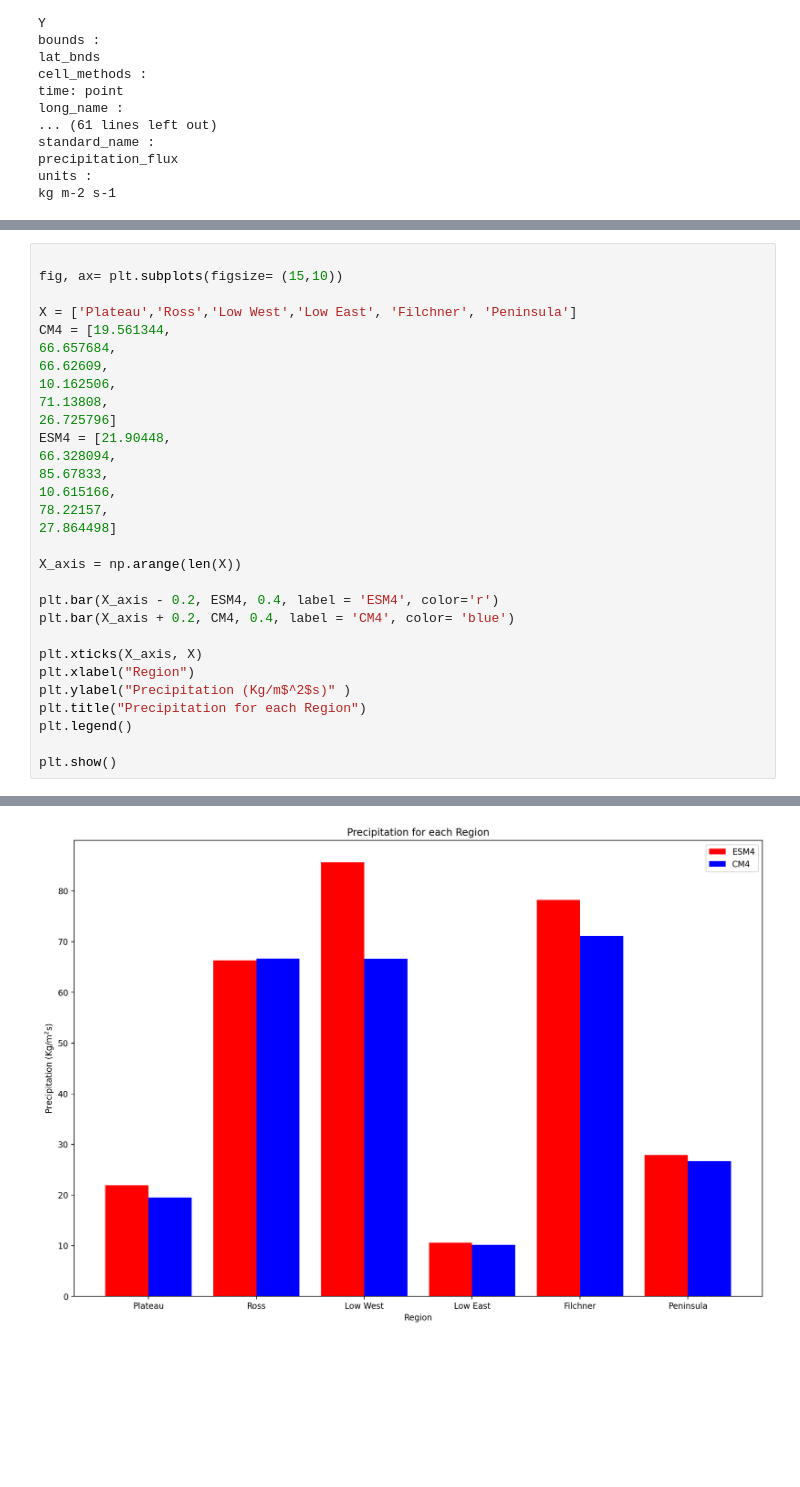
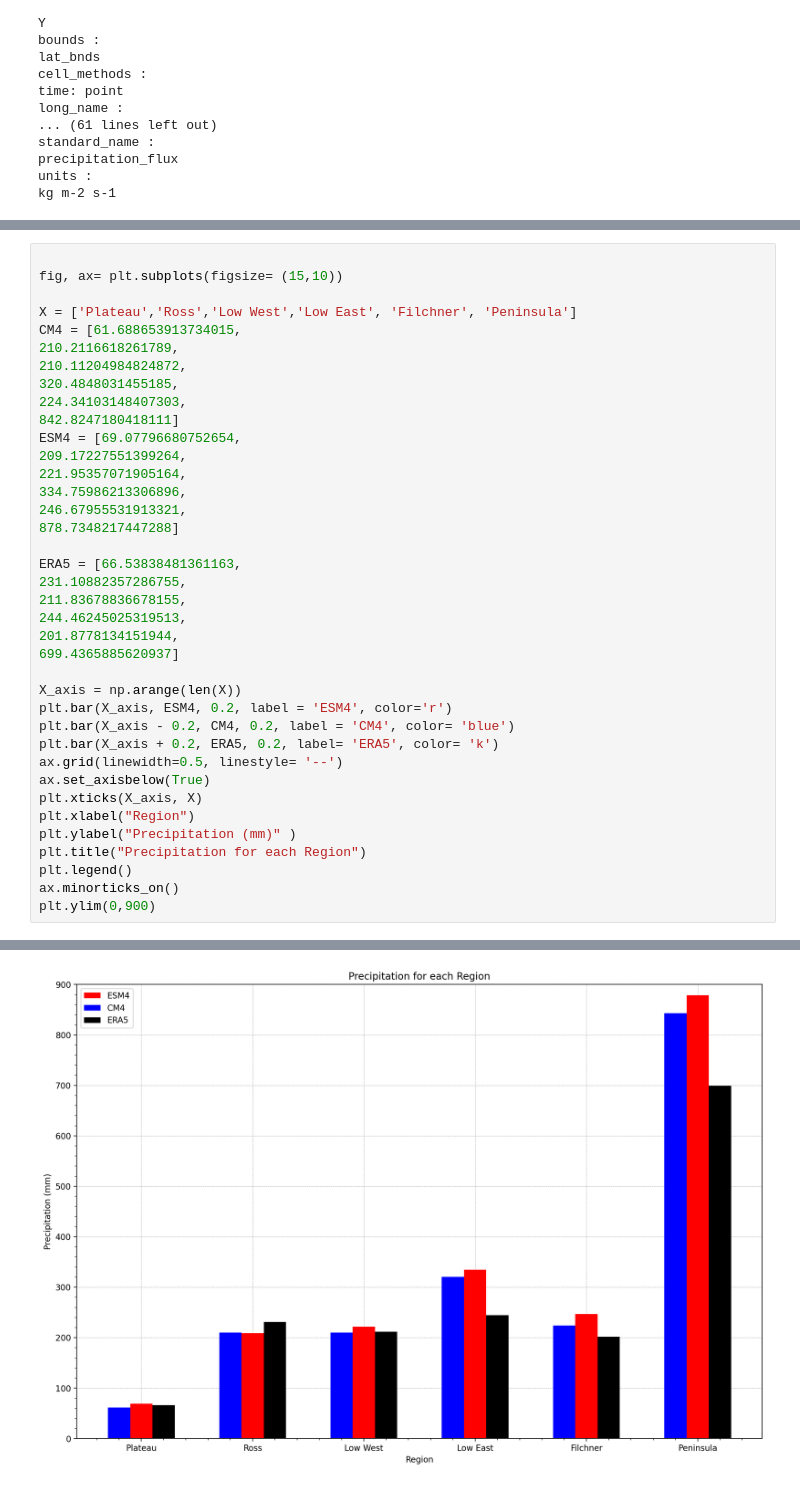
Before and after one commit to twass21/katabatic_winds, a Jupyter notebook: precip_bar_plots.ipynb, the cells around one changed output, grey strips where cells are left out. Saved outputs shown, nothing was run; the diff lists cells and outputs as text; blank space fills up the shorter version.

Commit message:
bar plots

```diff
--- a/precip_bar_plots.ipynb
+++ b/precip_bar_plots.ipynb
@@ -413,29 +579,37 @@ pen_value_CM4=print(peninsula_precip_CM4_bar.values)
 fig, ax= plt.subplots(figsize= (15,10))
 
 X = ['Plateau','Ross','Low West','Low East', 'Filchner', 'Peninsula']
-CM4 = [19.561344,
-66.657684,
-66.62609,
-10.162506,
-71.13808,
-26.725796]
-ESM4 = [21.90448,
-66.328094,
-85.67833,
-10.615166,
-78.22157,
-27.864498]
+CM4 = [61.688653913734015,
+210.2116618261789,
+210.11204984824872,
+320.4848031455185,
+224.34103148407303,
+842.8247180418111]
+ESM4 = [69.07796680752654,
+209.17227551399264,
+221.95357071905164,
+334.75986213306896,
+246.67955531913321,
+878.7348217447288]
+
+ERA5 = [66.53838481361163,
+231.10882357286755,
+211.83678836678155,
+244.46245025319513,
+201.8778134151944,
+699.4365885620937]
 
 X_axis = np.arange(len(X))
-
-plt.bar(X_axis - 0.2, ESM4, 0.4, label = 'ESM4', color='r')
-plt.bar(X_axis + 0.2, CM4, 0.4, label = 'CM4', color= 'blue')
-
+plt.bar(X_axis, ESM4, 0.2, label = 'ESM4', color='r')
+plt.bar(X_axis - 0.2, CM4, 0.2, label = 'CM4', color= 'blue')
+plt.bar(X_axis + 0.2, ERA5, 0.2, label= 'ERA5', color= 'k')
+ax.grid(linewidth=0.5, linestyle= '--')
+ax.set_axisbelow(True)
 plt.xticks(X_axis, X)
 plt.xlabel("Region")
-plt.ylabel("Precipitation (Kg/m$^2$s)" )
+plt.ylabel("Precipitation (mm)" )
 plt.title("Precipitation for each Region")
 plt.legend()
-
-plt.show()
+ax.minorticks_on()
+plt.ylim(0,900)
 # %% [output]
@@ -442 +617 @@ plt.show()
-[figure, old version]
+[figure, new version]
```
Also changed, not shown: parts of 34 cells of this notebook.
